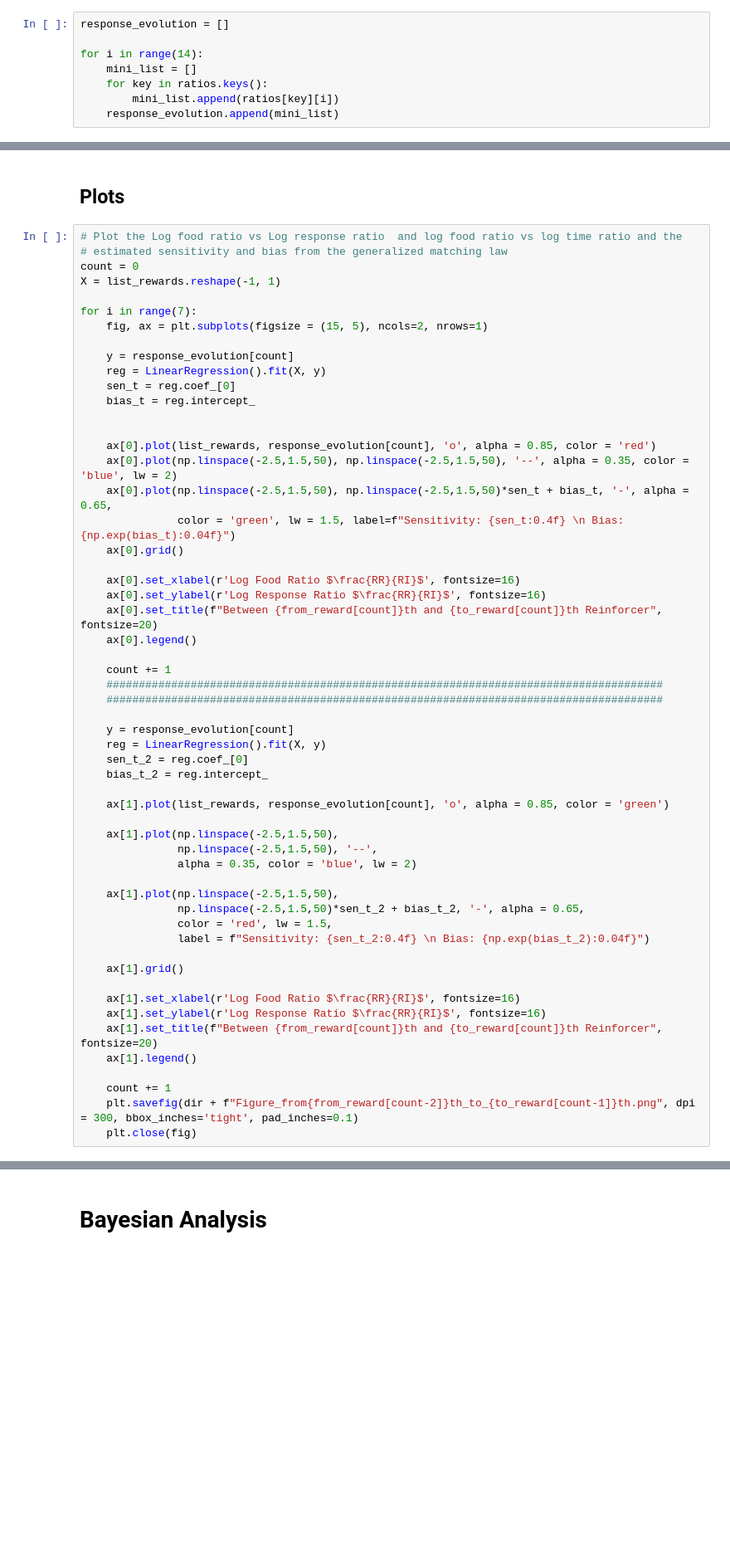
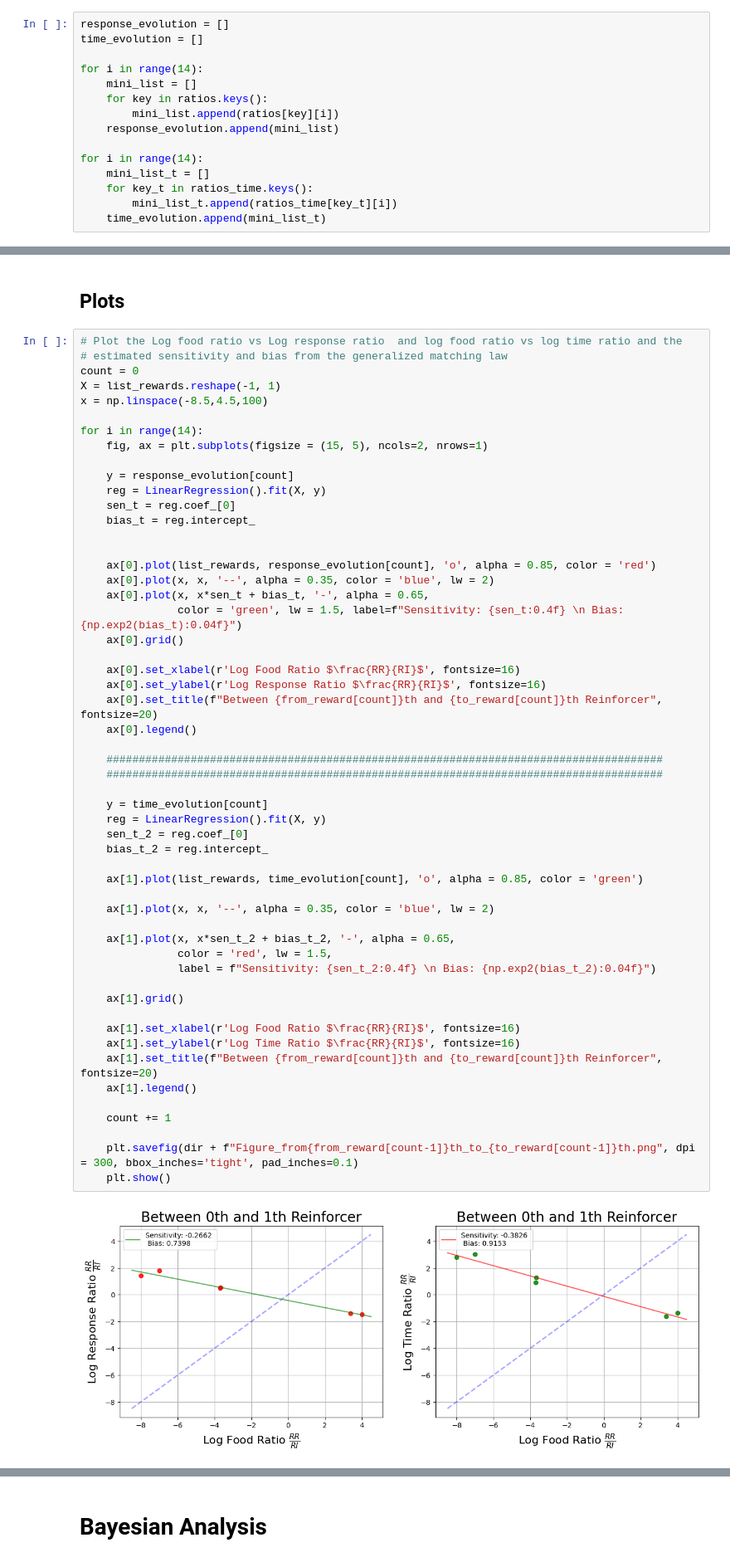
Before and after one commit to Christian-F-Badillo/Matching, a Jupyter notebook: Figures_2022.ipynb, the cells around one changed output, grey strips where cells are left out. Shown at 83% size. Cells and saved outputs as stored; diff of their text form; blank space fills up the shorter version.

```diff
--- a/Figures_2022.ipynb
+++ b/Figures_2022.ipynb
@@ -372,8 +388,15 @@ for pair in pairs:
 # %%
 response_evolution = []
+time_evolution = []
 
 for i in range(14):
     mini_list = []
     for key in ratios.keys():
         mini_list.append(ratios[key][i])
     response_evolution.append(mini_list)
+
+for i in range(14):
+    mini_list_t = []
+    for key_t in ratios_time.keys():
+        mini_list_t.append(ratios_time[key_t][i])
+    time_evolution.append(mini_list_t)
@@ -384,8 +427,9 @@ for i in range(14):
 # estimated sensitivity and bias from the generalized matching law
 count = 0
 X = list_rewards.reshape(-1, 1)
+x = np.linspace(-8.5,4.5,100)
 
-for i in range(7):
+for i in range(14):
     fig, ax = plt.subplots(figsize = (15, 5), ncols=2, nrows=1)
 
     y = response_evolution[count]
@@ -393,45 +437,44 @@ for i in range(7):
     sen_t = reg.coef_[0]
     bias_t = reg.intercept_
 
 
     ax[0].plot(list_rewards, response_evolution[count], 'o', alpha = 0.85, color = 'red')
-    ax[0].plot(np.linspace(-2.5,1.5,50), np.linspace(-2.5,1.5,50), '--', alpha = 0.35, color = 'blue', lw = 2)
-    ax[0].plot(np.linspace(-2.5,1.5,50), np.linspace(-2.5,1.5,50)*sen_t + bias_t, '-', alpha = 0.65,
-               color = 'green', lw = 1.5, label=f"Sensitivity: {sen_t:0.4f} \n Bias: {np.exp(bias_t):0.04f}")
+    ax[0].plot(x, x, '--', alpha = 0.35, color = 'blue', lw = 2)
+    ax[0].plot(x, x*sen_t + bias_t, '-', alpha = 0.65,
+               color = 'green', lw = 1.5, label=f"Sensitivity: {sen_t:0.4f} \n Bias: {np.exp2(bias_t):0.04f}")
     ax[0].grid()
 
     ax[0].set_xlabel(r'Log Food Ratio $\frac{RR}{RI}$', fontsize=16)
     ax[0].set_ylabel(r'Log Response Ratio $\frac{RR}{RI}$', fontsize=16)
     ax[0].set_title(f"Between {from_reward[count]}th and {to_reward[count]}th Reinforcer", fontsize=20)
     ax[0].legend()
 
-    count += 1
     ######################################################################################
     ######################################################################################
 
-    y = response_evolution[count]
+    y = time_evolution[count]
     reg = LinearRegression().fit(X, y)
     sen_t_2 = reg.coef_[0]
     bias_t_2 = reg.intercept_
 
-    ax[1].plot(list_rewards, response_evolution[count], 'o', alpha = 0.85, color = 'green')
+    ax[1].plot(list_rewards, time_evolution[count], 'o', alpha = 0.85, color = 'green')
 
-    ax[1].plot(np.linspace(-2.5,1.5,50),
-               np.linspace(-2.5,1.5,50), '--',
-               alpha = 0.35, color = 'blue', lw = 2)
+    ax[1].plot(x, x, '--', alpha = 0.35, color = 'blue', lw = 2)
 
-    ax[1].plot(np.linspace(-2.5,1.5,50),
-               np.linspace(-2.5,1.5,50)*sen_t_2 + bias_t_2, '-', alpha = 0.65,
+    ax[1].plot(x, x*sen_t_2 + bias_t_2, '-', alpha = 0.65,
                color = 'red', lw = 1.5,
-               label = f"Sensitivity: {sen_t_2:0.4f} \n Bias: {np.exp(bias_t_2):0.04f}")
+               label = f"Sensitivity: {sen_t_2:0.4f} \n Bias: {np.exp2(bias_t_2):0.04f}")
 
     ax[1].grid()
 
     ax[1].set_xlabel(r'Log Food Ratio $\frac{RR}{RI}$', fontsize=16)
-    ax[1].set_ylabel(r'Log Response Ratio $\frac{RR}{RI}$', fontsize=16)
+    ax[1].set_ylabel(r'Log Time Ratio $\frac{RR}{RI}$', fontsize=16)
     ax[1].set_title(f"Between {from_reward[count]}th and {to_reward[count]}th Reinforcer", fontsize=20)
     ax[1].legend()
 
     count += 1
-    plt.savefig(dir + f"Figure_from{from_reward[count-2]}th_to_{to_reward[count-1]}th.png", dpi = 300, bbox_inches='tight', pad_inches=0.1)
-    plt.close(fig)
+
+    plt.savefig(dir + f"Figure_from{from_reward[count-1]}th_to_{to_reward[count-1]}th.png", dpi = 300, bbox_inches='tight', pad_inches=0.1)
+    plt.show()
+# %% [output]
+[figure, added]
```
Also changed, not shown: parts of 20 cells of this notebook, 40 other files.
